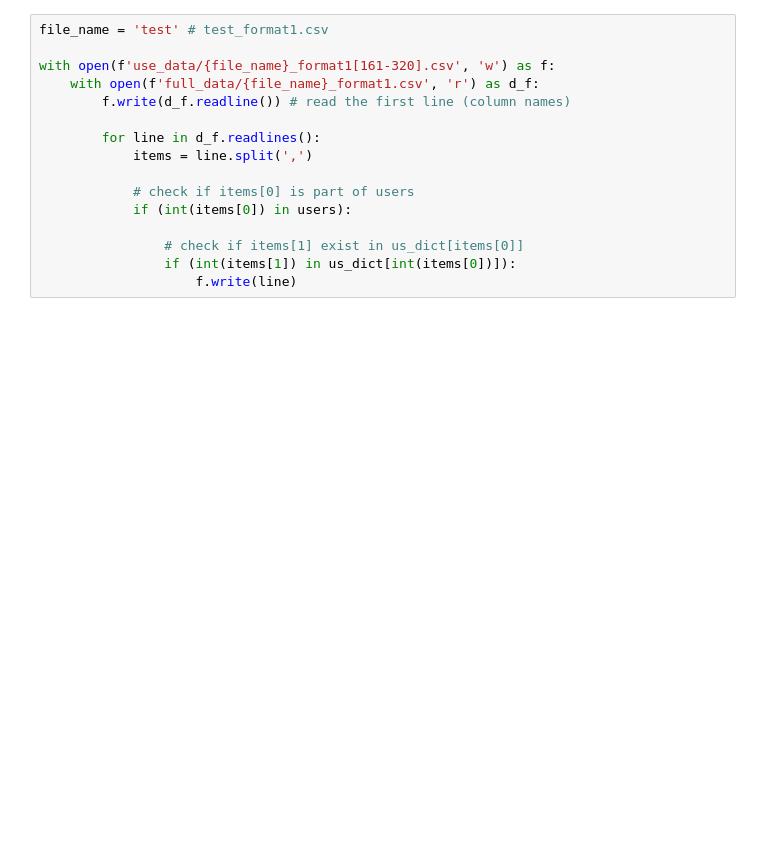
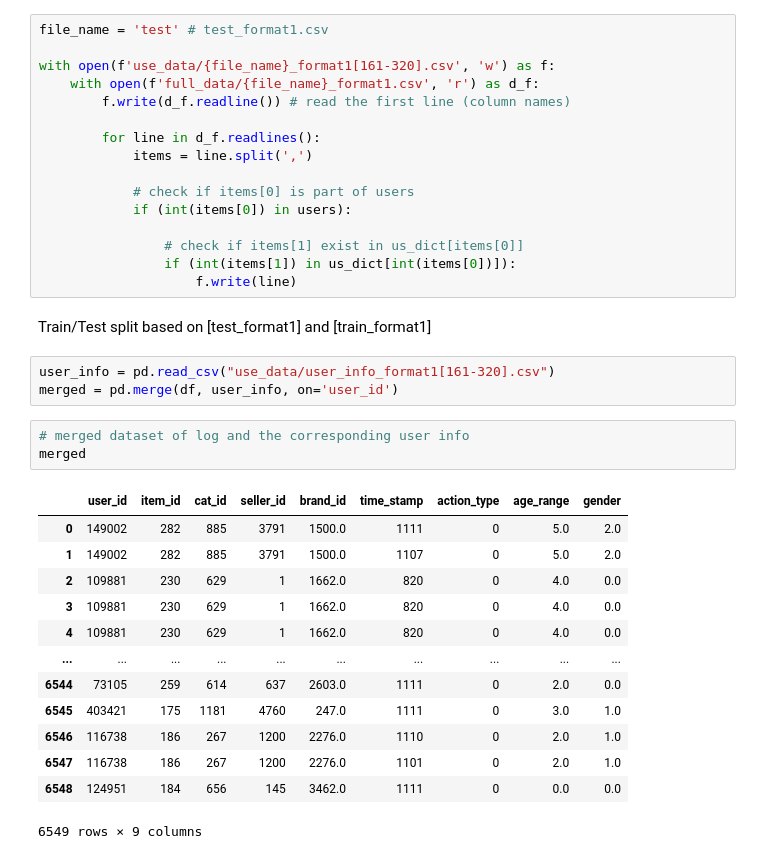
Before and after one commit to MrAlphalfa97/CECS_550, a Jupyter notebook: data_format1/data_filtering.ipynb, the cells around one changed output. Cells and saved outputs as stored; diff of their text form; blank space fills up the shorter version.

```diff
--- a/data_format1/data_filtering.ipynb
+++ b/data_format1/data_filtering.ipynb
@@ -166,3 +166,25 @@ with open(f'use_data/{file_name}_format1[161-320].csv', 'w') as f:
                 # check if items[1] exist in us_dict[items[0]]
                 if (int(items[1]) in us_dict[int(items[0])]):
                     f.write(line)
+# %% [markdown]
+Train/Test split based on [test_format1] and [train_format1]
+# %%
+user_info = pd.read_csv("use_data/user_info_format1[161-320].csv")
+merged = pd.merge(df, user_info, on='user_id')
+# %%
+# merged dataset of log and the corresponding user info
+merged
+# %% [output]
+|  | user_id | item_id | cat_id | seller_id | brand_id | time_stamp | action_type | age_range | gender |
+| 0 | 149002 | 282 | 885 | 3791 | 1500.0 | 1111 | 0 | 5.0 | 2.0 |
+| 1 | 149002 | 282 | 885 | 3791 | 1500.0 | 1107 | 0 | 5.0 | 2.0 |
+| 2 | 109881 | 230 | 629 | 1 | 1662.0 | 820 | 0 | 4.0 | 0.0 |
+| 3 | 109881 | 230 | 629 | 1 | 1662.0 | 820 | 0 | 4.0 | 0.0 |
+| 4 | 109881 | 230 | 629 | 1 | 1662.0 | 820 | 0 | 4.0 | 0.0 |
+| ... | ... | ... | ... | ... | ... | ... | ... | ... | ... |
+| 6544 | 73105 | 259 | 614 | 637 | 2603.0 | 1111 | 0 | 2.0 | 0.0 |
+| 6545 | 403421 | 175 | 1181 | 4760 | 247.0 | 1111 | 0 | 3.0 | 1.0 |
+| 6546 | 116738 | 186 | 267 | 1200 | 2276.0 | 1110 | 0 | 2.0 | 1.0 |
+| 6547 | 116738 | 186 | 267 | 1200 | 2276.0 | 1101 | 0 | 2.0 | 1.0 |
+| 6548 | 124951 | 184 | 656 | 145 | 3462.0 | 1111 | 0 | 0.0 | 0.0 |
+6549 rows × 9 columns
```
Also changed, not shown: parts of 4 cells of this notebook.
